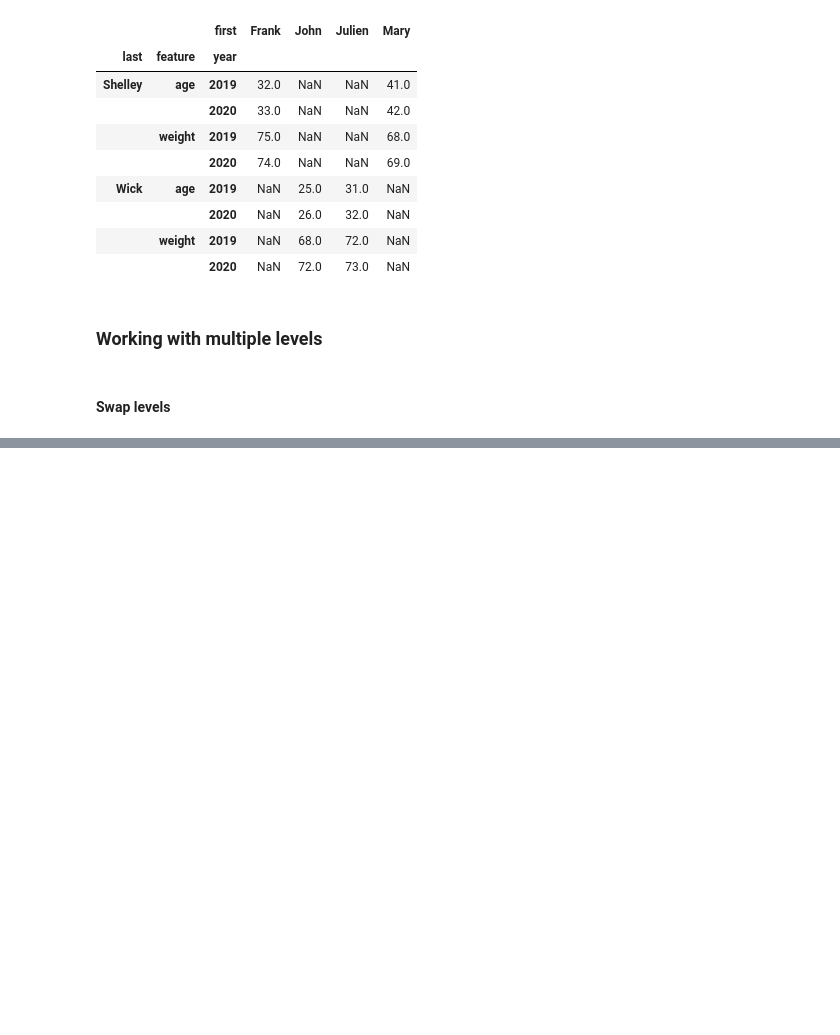
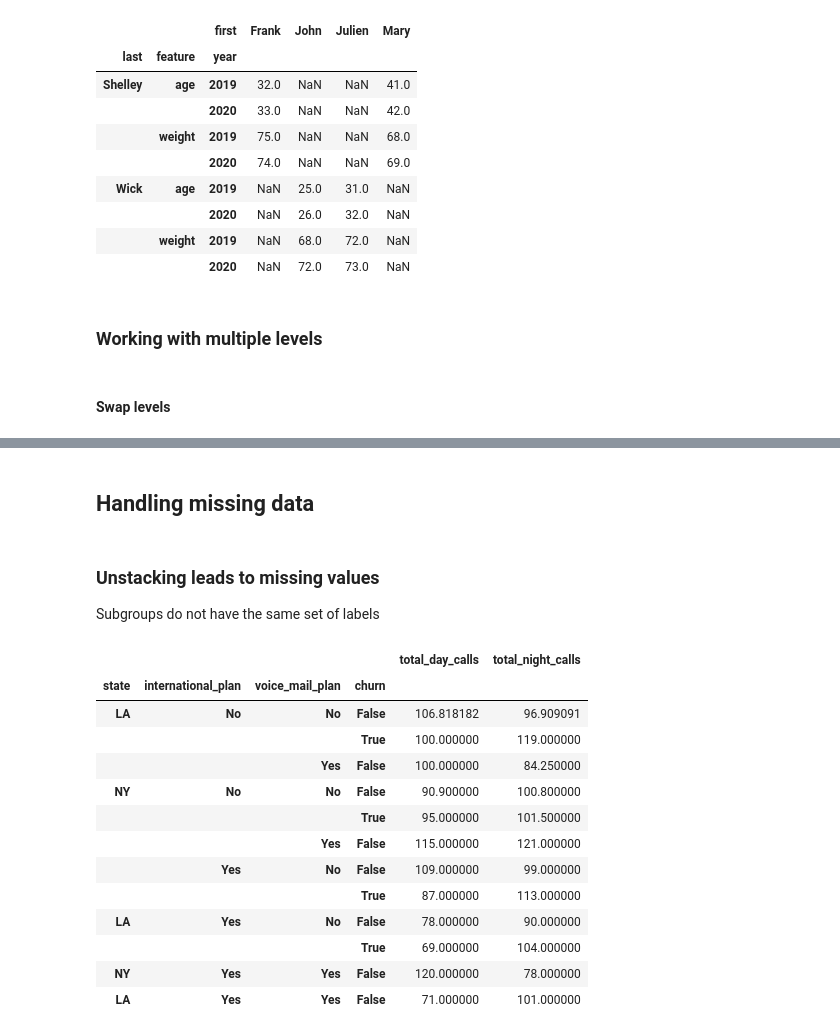
Before and after one commit to jrc-python/python-toolbox, a Jupyter notebook: 4-reshaping-data/reshaping.ipynb, the cells around one changed output, grey strips where cells are left out. Saved outputs shown, nothing was run; the diff lists cells and outputs as text; code cells hidden in the pictures; blank space fills up the shorter version.

```diff
--- a/4-reshaping-data/reshaping.ipynb
+++ b/4-reshaping-data/reshaping.ipynb
@@ -944,0 +986,26 @@ C-class Mercedes  price  C-class  Mercedes    32    33
+# %% [markdown]
+## Handling missing data
+# %% [markdown]
+### Unstacking leads to missing values
+Subgroups do not have the same set of labels
+# %%
+import pandas as pd
+
+churn = pd.read_json('files/churn.json', orient='table')
+
+churn
+# %% [output]
+|  |  |  |  | total_day_calls | total_night_calls |
+| state | international_plan | voice_mail_plan | churn |  |  |
+| LA | No | No | False | 106.818182 | 96.909091 |
+|  |  |  | True | 100.000000 | 119.000000 |
+|  |  | Yes | False | 100.000000 | 84.250000 |
+| NY | No | No | False | 90.900000 | 100.800000 |
+|  |  |  | True | 95.000000 | 101.500000 |
+|  |  | Yes | False | 115.000000 | 121.000000 |
+|  | Yes | No | False | 109.000000 | 99.000000 |
+|  |  |  | True | 87.000000 | 113.000000 |
+| LA | Yes | No | False | 78.000000 | 90.000000 |
+|  |  |  | True | 69.000000 | 104.000000 |
+| NY | Yes | Yes | False | 120.000000 | 78.000000 |
+| LA | Yes | Yes | False | 71.000000 | 101.000000 |
```
Also changed, not shown: parts of 9 cells of this notebook, 1 other file.
